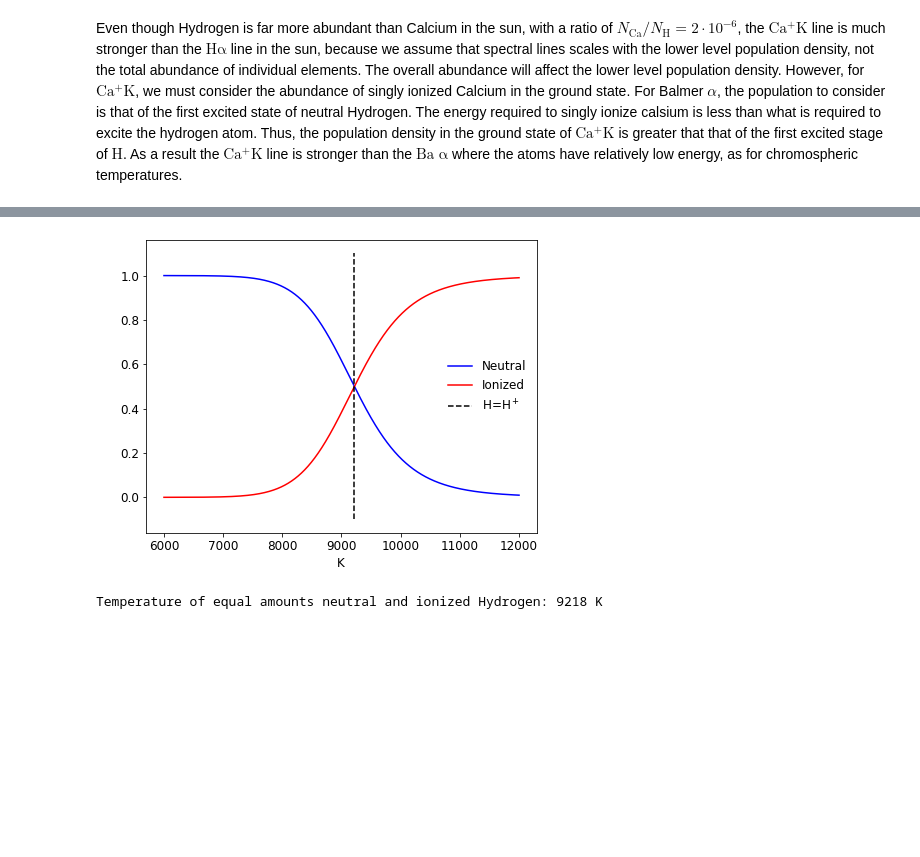
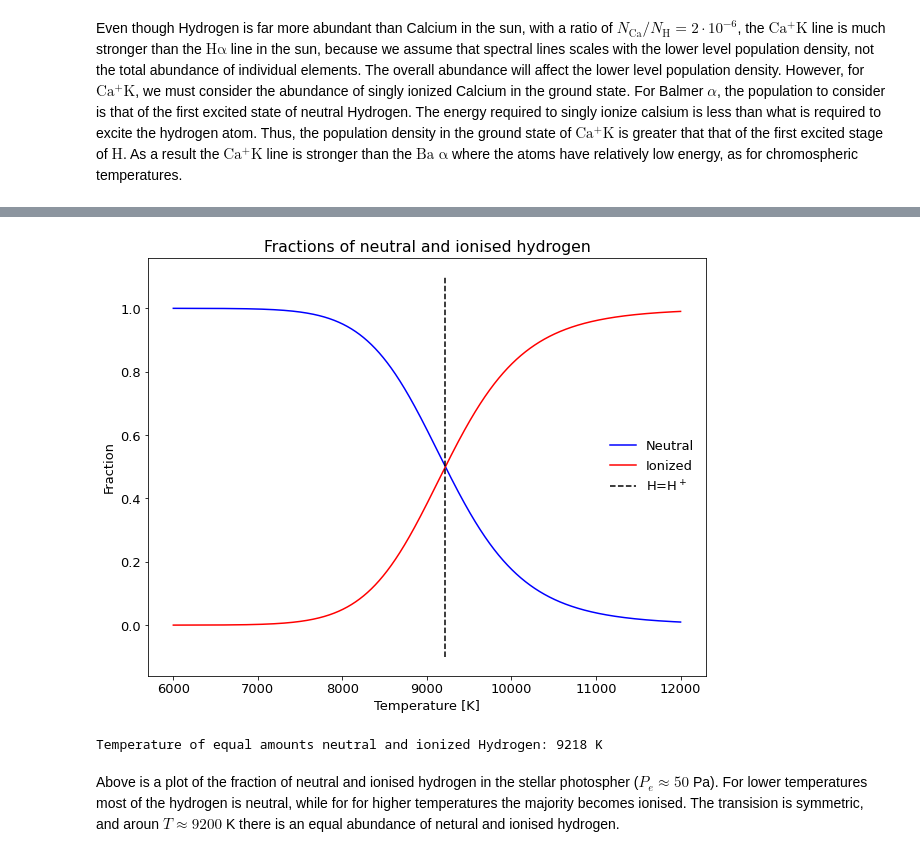
Before and after one commit to Vikenes/AST4310_project1, a Jupyter notebook: p1_assignment.ipynb, the cells around one changed output, grey strips where cells are left out. Saved outputs shown, nothing was run; the diff lists cells and outputs as text; code cells hidden in the pictures; blank space fills up the shorter version.

```diff
--- a/p1_assignment.ipynb
+++ b/p1_assignment.ipynb
@@ -24,8 +24,9 @@ c = constants.c.value
 e = constants.e.value
 
 plt.rc('legend', frameon=False)
-plt.rc('figure', figsize=(7, 7/1.3))
-plt.rc('font', size=12)
+# plt.rc('figure', figsize=(7, 7/1.3))
+plt.rc('figure', figsize=(10, 10/1.3))
+plt.rc('font', size=13)
 # %% [markdown]
 ### Exercise 1
 
@@ -485,19 +505,24 @@ Temperature of CaII K curve peak: 5278 K
 # %%
 T_photo = np.linspace(int(6e3), int(12e3), int(1e4)) * units.K
 Pe_photo = 10 * units.Pa
 H_neutral, H_ion = H.compute_populations(T_photo, Pe_photo)
 
 tot_H_neutral = np.nansum(H_neutral, axis=0)
 tot_H_ion = np.nansum(H_ion, axis=0)
 H_equal_temp = T_photo[np.argmin(abs(tot_H_neutral - tot_H_ion))]
 
+plt.title("Fractions of neutral and ionised hydrogen")
+plt.xlabel("Temperature [K]")
+plt.ylabel("Fraction")
 plt.plot(T_photo, tot_H_neutral, color='blue', label='Neutral')
 plt.plot(T_photo, tot_H_ion, color='red', label='Ionized')
 plt.vlines(H_equal_temp, ymin=-0.1, ymax=1.1, color='black', ls='--', label='H=H$^+$')
 plt.legend()
 plt.show()
 
 print(f"Temperature of equal amounts neutral and ionized Hydrogen: {H_equal_temp:.0f}")
 # %% [output]
-[figure, old version]
+[figure, new version]
 Temperature of equal amounts neutral and ionized Hydrogen: 9218 K
+# %% [markdown]
+Above is a plot of the fraction of neutral and ionised hydrogen in the stellar photospher ($P_e \approx 50$ Pa). For lower temperatures most of the hydrogen is neutral, while for for higher temperatures the majority becomes ionised. The transision is symmetric, and aroun $T\approx 9200$ K there is an equal abundance of netural and ionised hydrogen.
```
Also changed, not shown: parts of 11 cells of this notebook.
